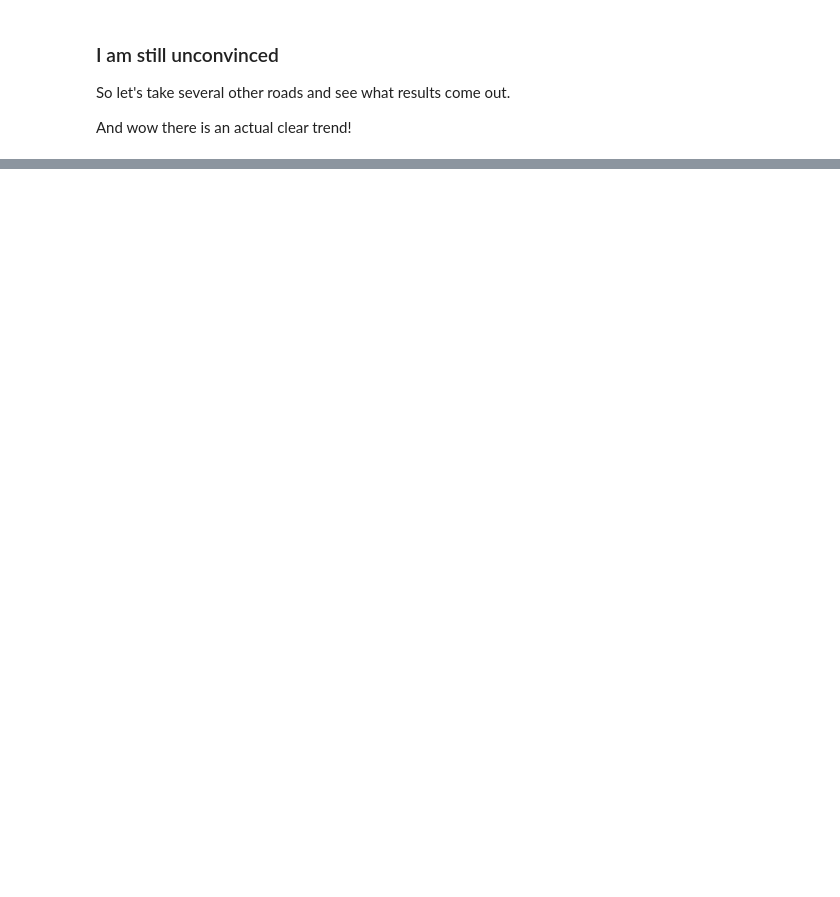
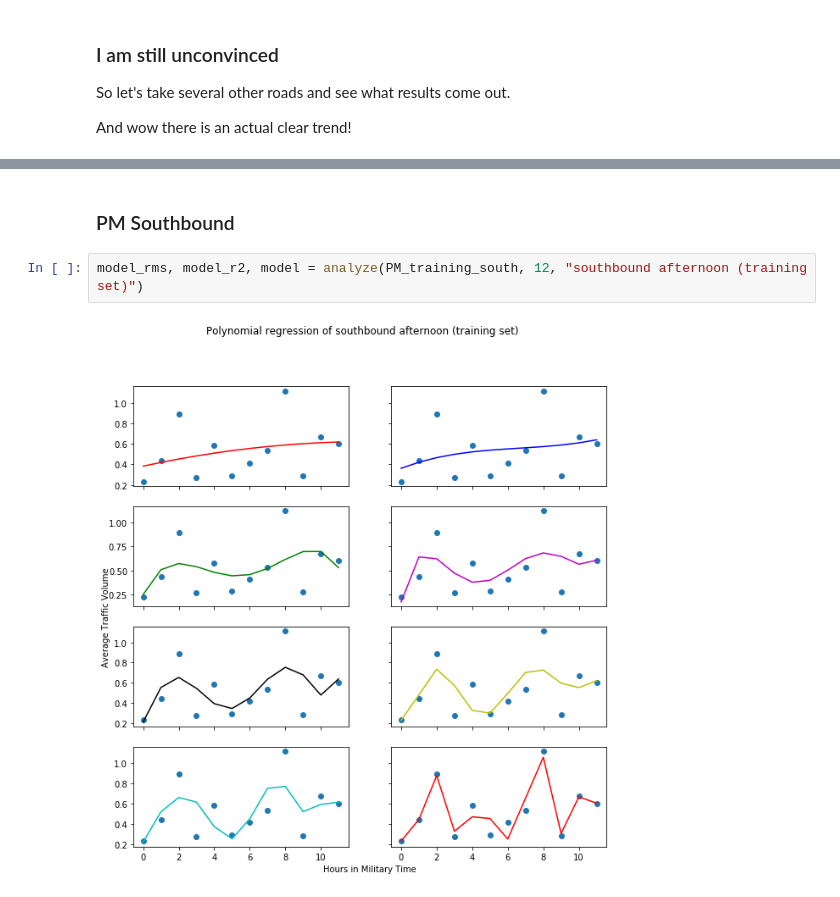
Before and after one commit to K-Winkles/EDSA-Traffic-Analysis-and-Visualization, a Jupyter notebook: April29_to_May6/Data_Analysis.ipynb, the cells around one changed output, grey strips where cells are left out. Saved outputs shown, nothing was run; the diff lists cells and outputs as text; blank space fills up the shorter version.

```diff
--- a/April29_to_May6/Data_Analysis.ipynb
+++ b/April29_to_May6/Data_Analysis.ipynb
@@ -314,0 +421,6 @@ IndexError: list assignment index out of range
+# %% [markdown]
+### PM Southbound
+# %%
+model_rms, model_r2, model = analyze(PM_training_south, 12, "southbound afternoon (training set)")
+# %% [output]
+[figure, added]
```
Also changed, not shown: parts of 19 cells of this notebook, 7 other files.
